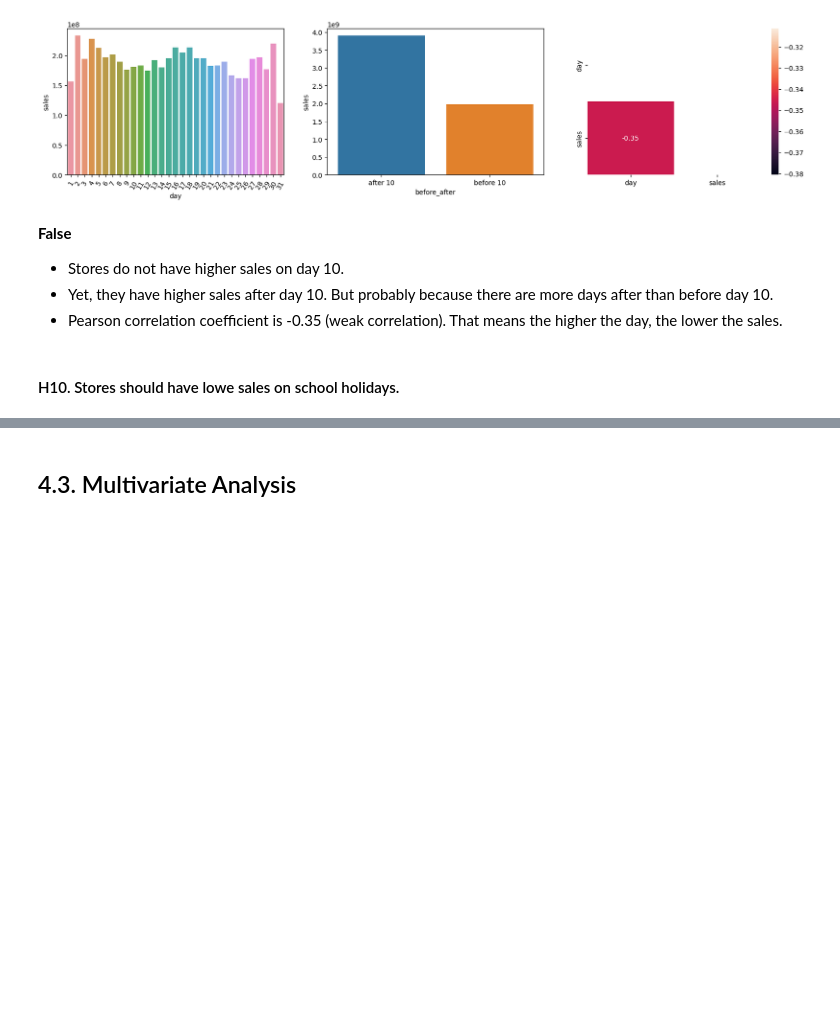
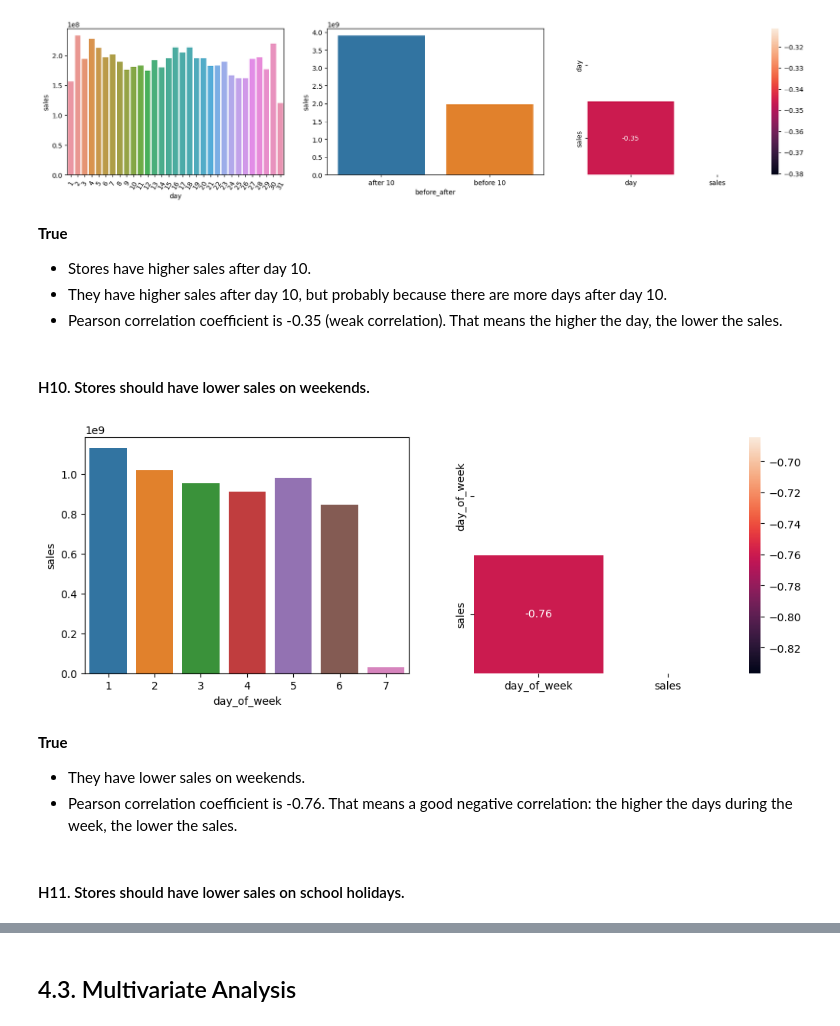
Before and after one commit to lucasquemelli/Rossman_Store_Sales, a Jupyter notebook: rossmann_store_sales.ipynb, the cells around one changed output, grey strips where cells are left out. Cells and saved outputs as stored; diff of their text form; code cells hidden in the pictures; blank space fills up the shorter version.

```diff
--- a/rossmann_store_sales.ipynb
+++ b/rossmann_store_sales.ipynb
@@ -1319,10 +1324,32 @@ sns.heatmap(aux1.corr(method="pearson"), mask = mask, annot=True);
 # %% [output]
 [figure]
 # %% [markdown]
-**False**
+**True**
 
-- Stores do not have higher sales on day 10.
-- Yet, they have higher sales after day 10. But probably because there are more days after than before day 10.
+- Stores have higher sales after day 10.
+- They have higher sales after day 10, but probably because there are more days after day 10.
 - Pearson correlation coefficient is -0.35 (weak correlation). That means the higher the day, the lower the sales.
+# %% [markdown]
+#### H10. Stores should have lower sales on weekends.
+# %%
+aux1 = df4[["sales", "day_of_week"]].groupby("day_of_week").sum().reset_index()
+
+plt.figure(figsize = (12,4))
+
+plt.subplot(1,2,1)
+sns.barplot(x="day_of_week", y="sales", data=aux1)
+
+mask = np.zeros_like(aux1.corr(method="pearson"), dtype=bool)
+mask[np.triu_indices_from(mask)] = True
+
+plt.subplot(1,2,2)
+sns.heatmap(aux1.corr(method="pearson"), mask = mask, annot=True);
+# %% [output]
+[figure, added]
+# %% [markdown]
+**True**
+
+- They have lower sales on weekends.
+- Pearson correlation coefficient is -0.76. That means a good negative correlation: the higher the days during the week, the lower the sales.
 # %% [markdown]
-#### H10. Stores should have lowe sales on school holidays.
+#### H11. Stores should have lower sales on school holidays.
```
Also changed, not shown: parts of 7 cells of this notebook.
